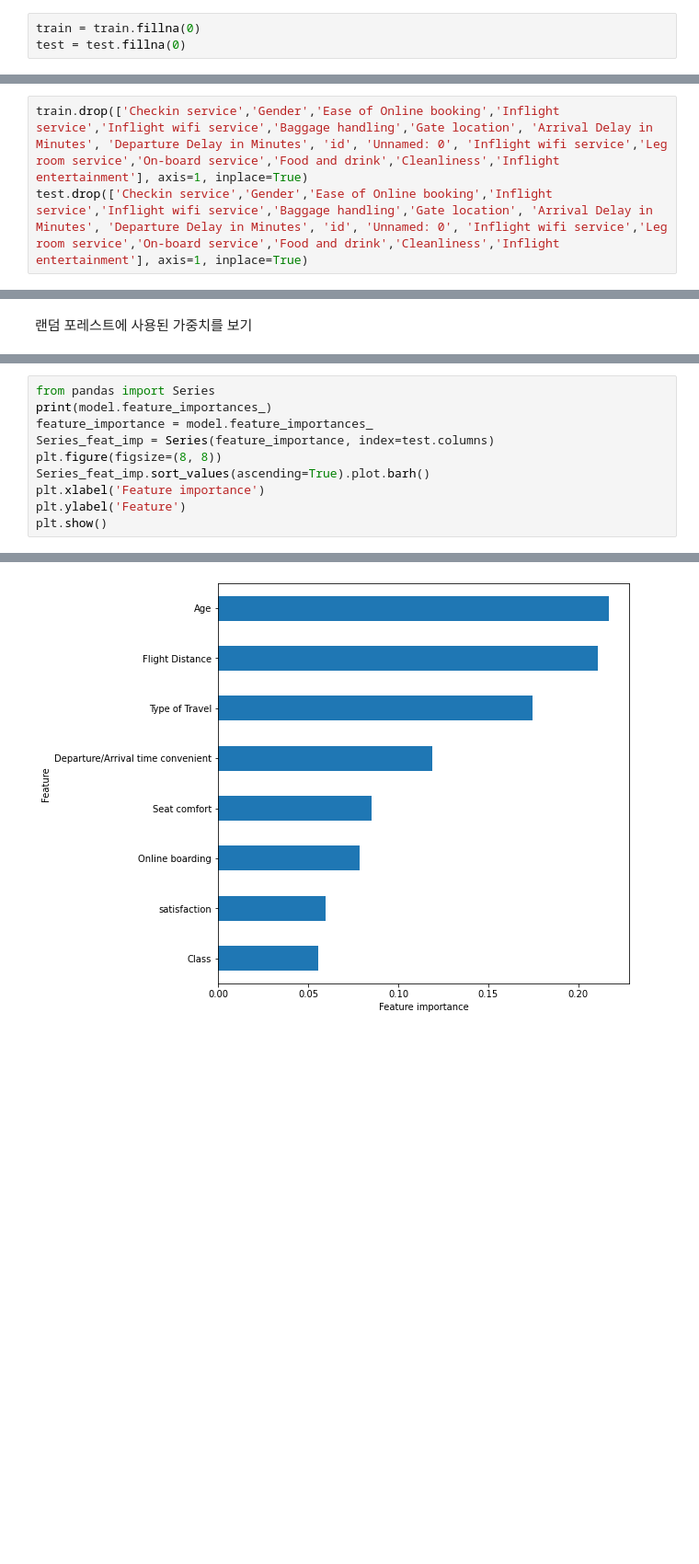
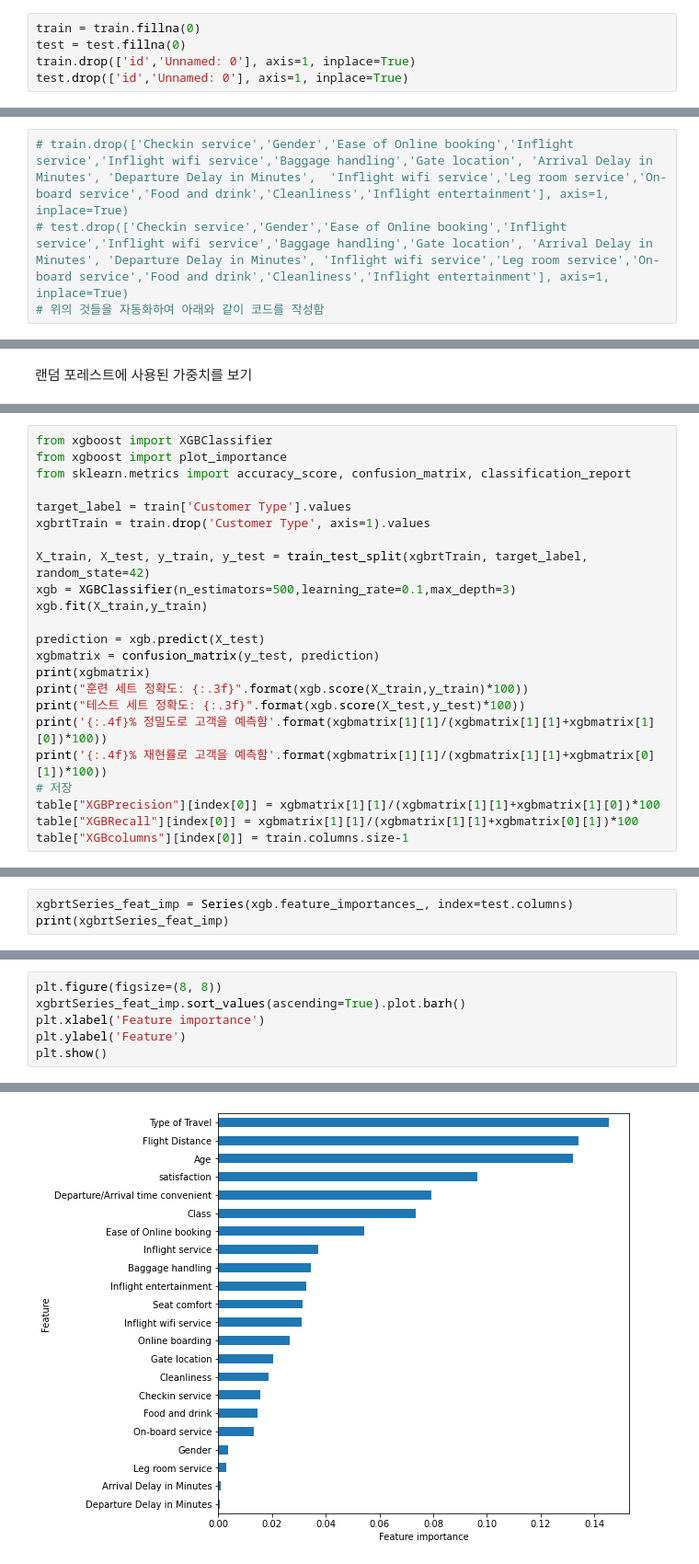
Before and after one commit to jsuk10/MachingLearningHomeWork, a Jupyter notebook: Project/CustomerPrediction.ipynb, the cells around one changed output, grey strips where cells are left out. Shown at 92% size. Saved outputs shown, nothing was run; the diff lists cells and outputs as text; blank space fills up the shorter version.

```diff
--- a/Project/CustomerPrediction.ipynb
+++ b/Project/CustomerPrediction.ipynb
@@ -53,6 +77,8 @@ test.describe()
 # %%
 train = train.fillna(0)
 test = test.fillna(0)
+train.drop(['id','Unnamed: 0'], axis=1, inplace=True)
+test.drop(['id','Unnamed: 0'], axis=1, inplace=True)
 # %% [markdown]
 # 소비자 타입 그래프로 확인
 
@@ -260,3 +404,4 @@ dtype: float64
 # %%
-train.drop(['Checkin service','Gender','Ease of Online booking','Inflight service','Inflight wifi service','Baggage handling','Gate location', 'Arrival Delay in Minutes', 'Departure Delay in Minutes', 'id', 'Unnamed: 0', 'Inflight wifi service','Leg room service','On-board service','Food and drink','Cleanliness','Inflight entertainment'], axis=1, inplace=True)
-test.drop(['Checkin service','Gender','Ease of Online booking','Inflight service','Inflight wifi service','Baggage handling','Gate location', 'Arrival Delay in Minutes', 'Departure Delay in Minutes', 'id', 'Unnamed: 0', 'Inflight wifi service','Leg room service','On-board service','Food and drink','Cleanliness','Inflight entertainment'], axis=1, inplace=True)
+# train.drop(['Checkin service','Gender','Ease of Online booking','Inflight service','Inflight wifi service','Baggage handling','Gate location', 'Arrival Delay in Minutes', 'Departure Delay in Minutes',  'Inflight wifi service','Leg room service','On-board service','Food and drink','Cleanliness','Inflight entertainment'], axis=1, inplace=True)
+# test.drop(['Checkin service','Gender','Ease of Online booking','Inflight service','Inflight wifi service','Baggage handling','Gate location', 'Arrival Delay in Minutes', 'Departure Delay in Minutes', 'Inflight wifi service','Leg room service','On-board service','Food and drink','Cleanliness','Inflight entertainment'], axis=1, inplace=True)
+# 위의 것들을 자동화하여 아래와 같이 코드를 작성함
@@ -305,0 +906,23 @@ print('총 {}명 중 {:.2f}% 정확도로 고객을 예측함'.format(y_te.shape
+# %%
+from xgboost import XGBClassifier
+from xgboost import plot_importance
+from sklearn.metrics import accuracy_score, confusion_matrix, classification_report
+
+target_label = train['Customer Type'].values
+xgbrtTrain = train.drop('Customer Type', axis=1).values
+
+X_train, X_test, y_train, y_test = train_test_split(xgbrtTrain, target_label, random_state=42)
+xgb = XGBClassifier(n_estimators=500,learning_rate=0.1,max_depth=3)
+xgb.fit(X_train,y_train)
+
+prediction = xgb.predict(X_test)
+xgbmatrix = confusion_matrix(y_test, prediction)
+print(xgbmatrix)
+print("훈련 세트 정확도: {:.3f}".format(xgb.score(X_train,y_train)*100))
+print("테스트 세트 정확도: {:.3f}".format(xgb.score(X_test,y_test)*100))
+print('{:.4f}% 정밀도로 고객을 예측함'.format(xgbmatrix[1][1]/(xgbmatrix[1][1]+xgbmatrix[1][0])*100))
+print('{:.4f}% 재현률로 고객을 예측함'.format(xgbmatrix[1][1]/(xgbmatrix[1][1]+xgbmatrix[0][1])*100))
+# 저장
+table["XGBPrecision"][index[0]] = xgbmatrix[1][1]/(xgbmatrix[1][1]+xgbmatrix[1][0])*100
+table["XGBRecall"][index[0]] = xgbmatrix[1][1]/(xgbmatrix[1][1]+xgbmatrix[0][1])*100
+table["XGBcolumns"][index[0]] = train.columns.size-1
@@ -305,0 +938,3 @@ print('총 {}명 중 {:.2f}% 정확도로 고객을 예측함'.format(y_te.shape
+# %%
+xgbrtSeries_feat_imp = Series(xgb.feature_importances_, index=test.columns)
+print(xgbrtSeries_feat_imp)
@@ -306,10 +959,6 @@ print('총 {}명 중 {:.2f}% 정확도로 고객을 예측함'.format(y_te.shape
 # %%
-from pandas import Series
-print(model.feature_importances_)
-feature_importance = model.feature_importances_
-Series_feat_imp = Series(feature_importance, index=test.columns)
 plt.figure(figsize=(8, 8))
-Series_feat_imp.sort_values(ascending=True).plot.barh()
+xgbrtSeries_feat_imp.sort_values(ascending=True).plot.barh()
 plt.xlabel('Feature importance')
 plt.ylabel('Feature')
 plt.show()
@@ -319 +966 @@ plt.show()
-[figure, old version]
+[figure, new version]
```
Also changed, not shown: parts of 95 cells of this notebook, 1 other file.
